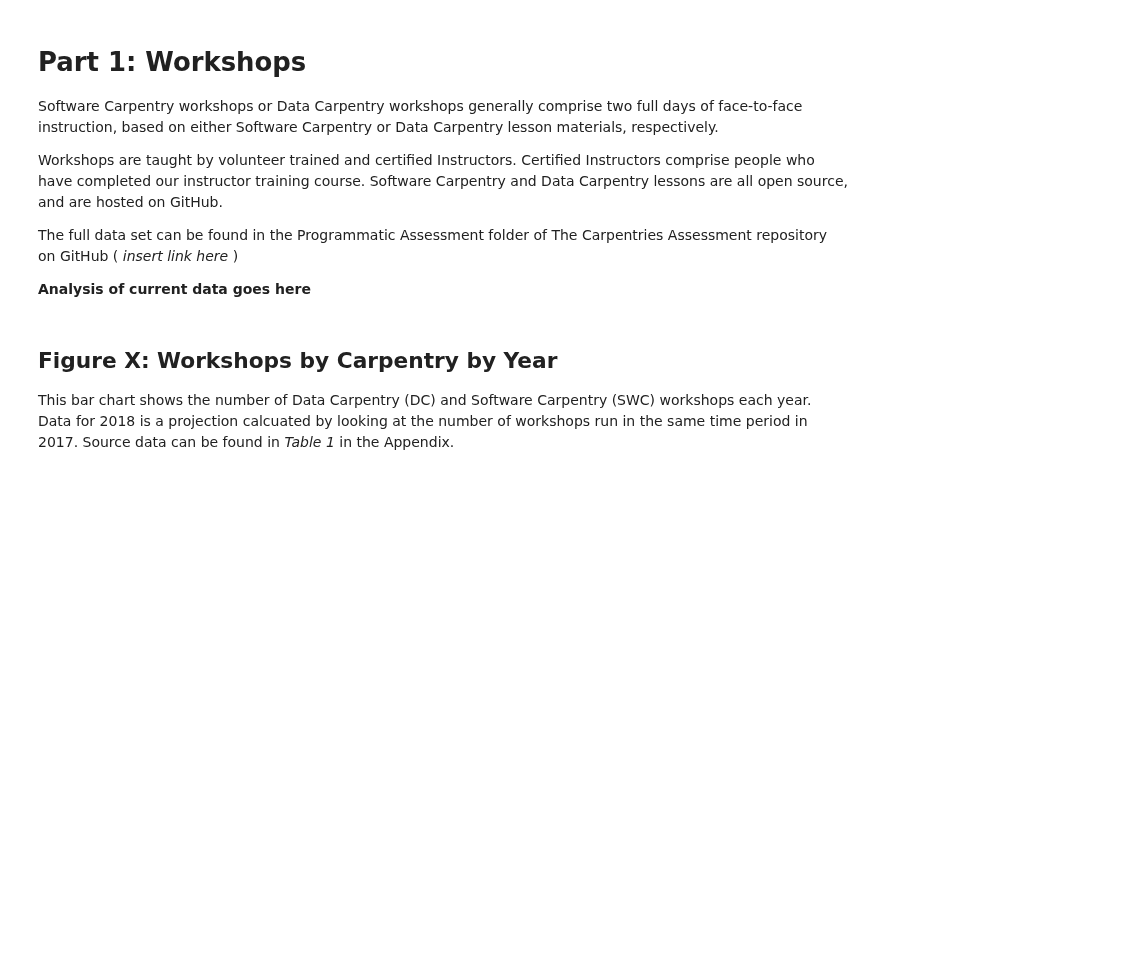
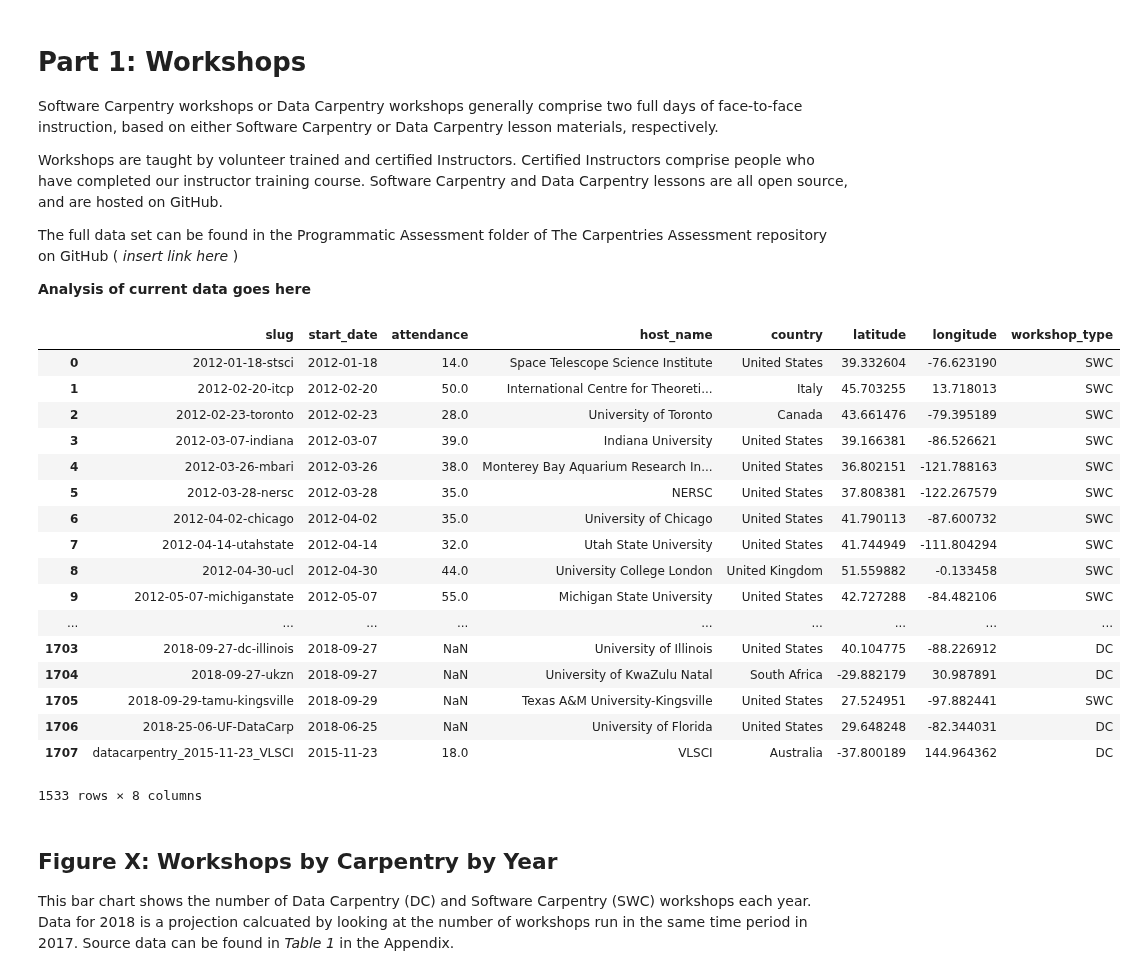
Before and after one commit to carpentries/assessment, a Jupyter notebook: programmatic-assessment/workshops/jupyter_notebooks/programmatic_report_20180930_DRAFT.ipynb, the cells around one changed output. Saved outputs shown, nothing was run; the diff lists cells and outputs as text; code cells hidden in the pictures; blank space fills up the shorter version.

```diff
--- a/programmatic-assessment/workshops/jupyter_notebooks/programmatic_report_20180930_DRAFT.ipynb
+++ b/programmatic-assessment/workshops/jupyter_notebooks/programmatic_report_20180930_DRAFT.ipynb
@@ -116,34 +118,53 @@ The full data set can be found in the Programmatic Assessment folder of The Carp
 
 
 
 
 # Apply the function to get the full country name
 all_events['country'] = all_events['country'].apply(get_country_name)
 
 # Clean up the tag names
 # Create a new column for "workshop_type"; populate it SWC, DC, LC, or TTT
 # Remove the old "tag_name" column
 all_events.loc[all_events['tag_name'].str.contains("SWC"), "workshop_type"] = "SWC"
 all_events.loc[all_events['tag_name'].str.contains("DC"), "workshop_type"] = "DC"
 all_events.loc[all_events['tag_name'].str.contains("LC"), "workshop_type"] = "LC"
 all_events.loc[all_events['tag_name'].str.contains("TTT"), "workshop_type"] = "TTT"
 all_events = all_events.drop('tag_name', axis=1)
 
 # Clean up attendance value - this is inconsistently stored as NaN or 0
 # All zero values should be NaN
 all_events['attendance'] =  all_events['attendance'].replace(0.0, np.nan)
 
 # Date data type
 all_events['start_date'] = pd.to_datetime(all_events['start_date'])
 
 # Remove instructor training events; these will be analyzed separately.
 # Limit to non TTT workshops
 workshops = all_events[all_events['workshop_type'] != "TTT"]
 
 # Remove online events like maintainer onboarding
 workshops = workshops.drop(workshops[workshops.country == "online"].index)
 
-# workshops
+workshops
+# %% [output]
+|  | slug | start_date | attendance | host_name | country | latitude | longitude | workshop_type |
+| 0 | 2012-01-18-stsci | 2012-01-18 | 14.0 | Space Telescope Science Institute | United States | 39.332604 | -76.623190 | SWC |
+| 1 | 2012-02-20-itcp | 2012-02-20 | 50.0 | International Centre for Theoreti... | Italy | 45.703255 | 13.718013 | SWC |
+| 2 | 2012-02-23-toronto | 2012-02-23 | 28.0 | University of Toronto | Canada | 43.661476 | -79.395189 | SWC |
+| 3 | 2012-03-07-indiana | 2012-03-07 | 39.0 | Indiana University | United States | 39.166381 | -86.526621 | SWC |
+| 4 | 2012-03-26-mbari | 2012-03-26 | 38.0 | Monterey Bay Aquarium Research In... | United States | 36.802151 | -121.788163 | SWC |
+| 5 | 2012-03-28-nersc | 2012-03-28 | 35.0 | NERSC | United States | 37.808381 | -122.267579 | SWC |
+| 6 | 2012-04-02-chicago | 2012-04-02 | 35.0 | University of Chicago | United States | 41.790113 | -87.600732 | SWC |
+| 7 | 2012-04-14-utahstate | 2012-04-14 | 32.0 | Utah State University | United States | 41.744949 | -111.804294 | SWC |
+| 8 | 2012-04-30-ucl | 2012-04-30 | 44.0 | University College London | United Kingdom | 51.559882 | -0.133458 | SWC |
+| 9 | 2012-05-07-michiganstate | 2012-05-07 | 55.0 | Michigan State University | United States | 42.727288 | -84.482106 | SWC |
+| ... | ... | ... | ... | ... | ... | ... | ... | ... |
+| 1703 | 2018-09-27-dc-illinois | 2018-09-27 | NaN | University of Illinois | United States | 40.104775 | -88.226912 | DC |
+| 1704 | 2018-09-27-ukzn | 2018-09-27 | NaN | University of KwaZulu Natal | South Africa | -29.882179 | 30.987891 | DC |
+| 1705 | 2018-09-29-tamu-kingsville | 2018-09-29 | NaN | Texas A&M University-Kingsville | United States | 27.524951 | -97.882441 | SWC |
+| 1706 | 2018-25-06-UF-DataCarp | 2018-06-25 | NaN | University of Florida | United States | 29.648248 | -82.344031 | DC |
+| 1707 | datacarpentry_2015-11-23_VLSCI | 2015-11-23 | 18.0 | VLSCI | Australia | -37.800189 | 144.964362 | DC |
+1533 rows × 8 columns
 # %% [markdown]
 ## Figure X: Workshops by Carpentry by Year
 
```
Also changed, not shown: parts of 21 cells of this notebook.
